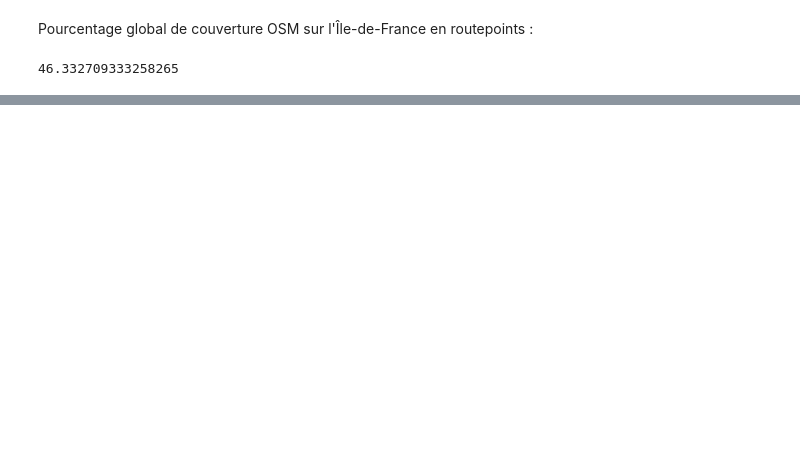
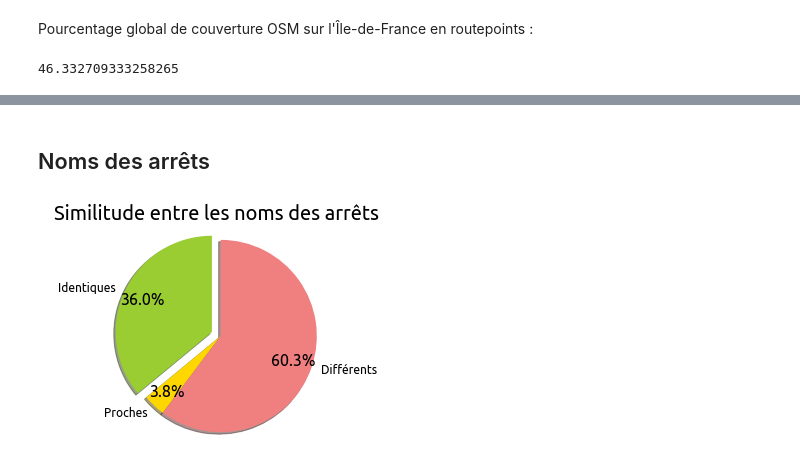
Before and after one commit to Jungle-Bus/ref-fr-STIF, a Jupyter notebook: audit_routepoints/idf_audit.ipynb, the cells around one changed output, grey strips where cells are left out. Saved outputs shown, nothing was run; the diff lists cells and outputs as text; code cells hidden in the pictures; blank space fills up the shorter version.

```diff
--- a/audit_routepoints/idf_audit.ipynb
+++ b/audit_routepoints/idf_audit.ipynb
@@ -398,0 +416,47 @@ plt.savefig(os.path.join(out_folder, '8_network_cover_in_routepoints.png'), bbox
+# %% [markdown]
+## Noms des arrêts
+# %%
+quali_routepoints_filtered['name_confidence'] = quali_routepoints_filtered[['osm_name','gtfs_stop_name']].apply(lambda x: compute_similarity(*x), axis=1)
+quali_routepoints_filtered["name_confidence_rounded"] = quali_routepoints_filtered["name_confidence"].round(1) * 100
+quali_routepoints_filtered['name_confidence_lower'] = quali_routepoints_filtered[['osm_name','gtfs_stop_name']].apply(lambda x: compute_similarity_lower(*x), axis=1)
+quali_routepoints_filtered["name_confidence_lower_rounded"] = quali_routepoints_filtered["name_confidence_lower"].round(1) * 100
+
+routepoints_count = quali_routepoints_filtered.shape[0]
+borne_identique = 0.9
+borne_proche = 0.7
+identiques = quali_routepoints_filtered[quali_routepoints_filtered['name_confidence'] >= borne_identique].shape[0]
+proches = quali_routepoints_filtered[
+    (quali_routepoints_filtered["name_confidence"] < borne_identique) &
+    (quali_routepoints_filtered["name_confidence"] >= borne_proche)].shape[0]
+differents = quali_routepoints_filtered[quali_routepoints_filtered["name_confidence"] < borne_proche].shape[0]
+
+identiques_lower = quali_routepoints_filtered[quali_routepoints_filtered['name_confidence_lower'] >= borne_identique].shape[0]
+proches_lower = quali_routepoints_filtered[
+    (quali_routepoints_filtered["name_confidence_lower"] < borne_identique) &
+    (quali_routepoints_filtered["name_confidence_lower"] >= borne_proche)].shape[0]
+differents_lower = quali_routepoints_filtered[quali_routepoints_filtered["name_confidence_lower"] < borne_proche].shape[0]
+
+#quali_routepoints_filtered[quali_routepoints_filtered['name_confidence'] >= borne_proche].sort_values("name_confidence")
+# %%
+sizes = [identiques/routepoints_count * 100,
+         proches/routepoints_count * 100,
+         differents/routepoints_count * 100]
+sizes_lower = [identiques_lower/routepoints_count * 100,
+         proches_lower/routepoints_count * 100,
+         differents_lower/routepoints_count * 100]
+explode = (0.1, 0, 0)
+colors = ['yellowgreen', 'gold', 'lightcoral']
+labels = 'Identiques', 'Proches', 'Différents'
+
+fig1, ax1 = plt.subplots()
+plt.rcParams['font.size'] = 16
+
+ax1.set_title('Similitude entre les noms des arrêts')
+ax1.pie(sizes, explode=explode, labels=labels, autopct='%1.1f%%',
+        colors=colors,
+        shadow=True, startangle=90, pctdistance=0.8)
+ax1.axis('equal')  # Equal aspect ratio ensures that pie is drawn as a circle.
+
+plt.savefig(os.path.join(out_folder,'12_routepoints_name_mapping_pie.png'), bbox_inches='tight')
+# %% [output]
+[figure, added]
```
Also changed, not shown: parts of 42 cells of this notebook, 3 other files.
